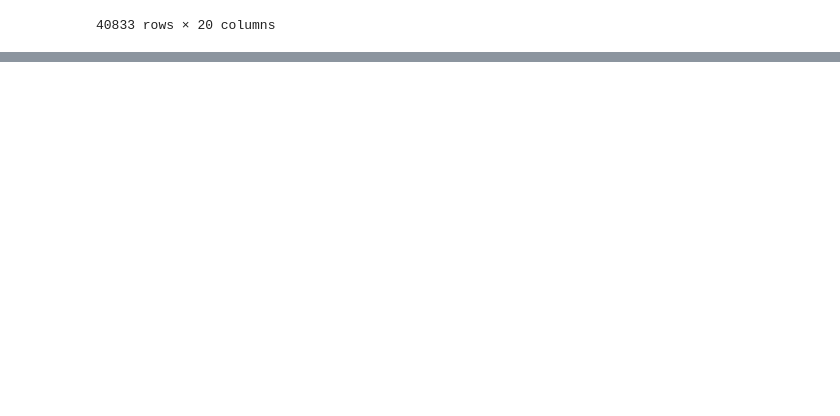
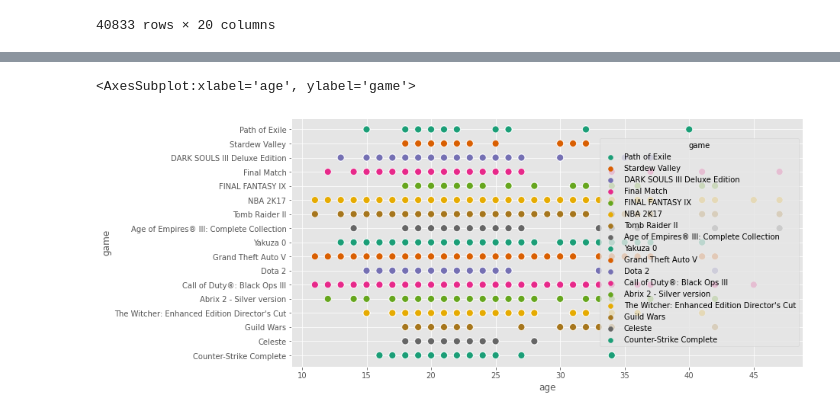
Before and after one commit to OmarEmad313/video-game-recommendation, a Jupyter notebook: Game recommendation-checkpoint.ipynb, the cells around one changed output, grey strips where cells are left out. Cells and saved outputs as stored; diff of their text form; code cells hidden in the pictures; blank space fills up the shorter version.

Commit message:
Data cleaning and data analysis
Offically done

```diff
--- a/Game recommendation-checkpoint.ipynb
+++ b/Game recommendation-checkpoint.ipynb
@@ -117,0 +153,4 @@ display(df)
+# %%
+df_melt = df_melt.assign(platforms=df_melt.platforms.str.split(";"))
+# %%
+df_melt=df_melt.explode("platforms")
@@ -117,0 +173,2 @@ display(df)
+# %%
+df=df_melt
@@ -117,0 +177,2 @@ display(df)
+# %%
+df=df.reset_index(drop=True)
@@ -117,0 +214,5 @@ display(df)
+# %%
+sns.scatterplot(x="age",y="game", hue="game", data=df, palette="Dark2", s=80)
+# %% [output]
+<AxesSubplot:xlabel='age', ylabel='game'>
+[figure, added]
```
Also changed, not shown: parts of 36 cells of this notebook, 2 other files.
